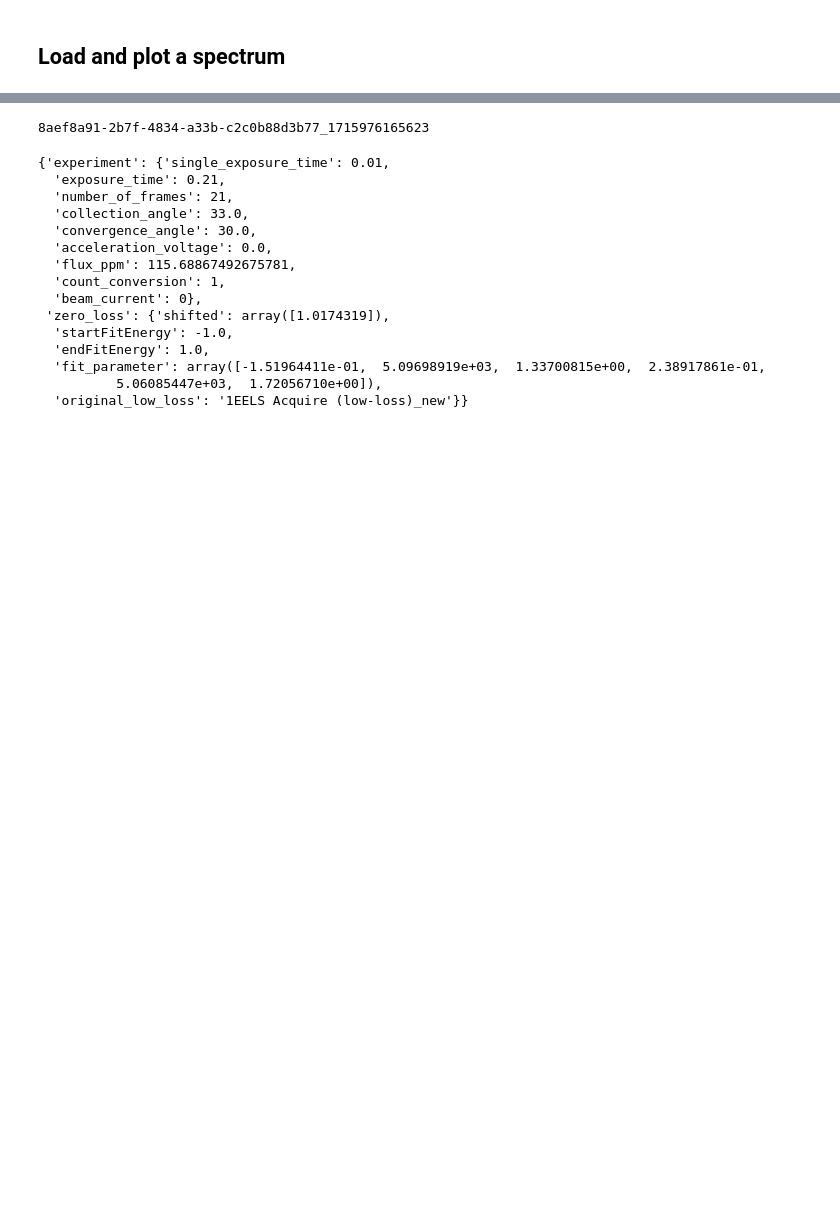
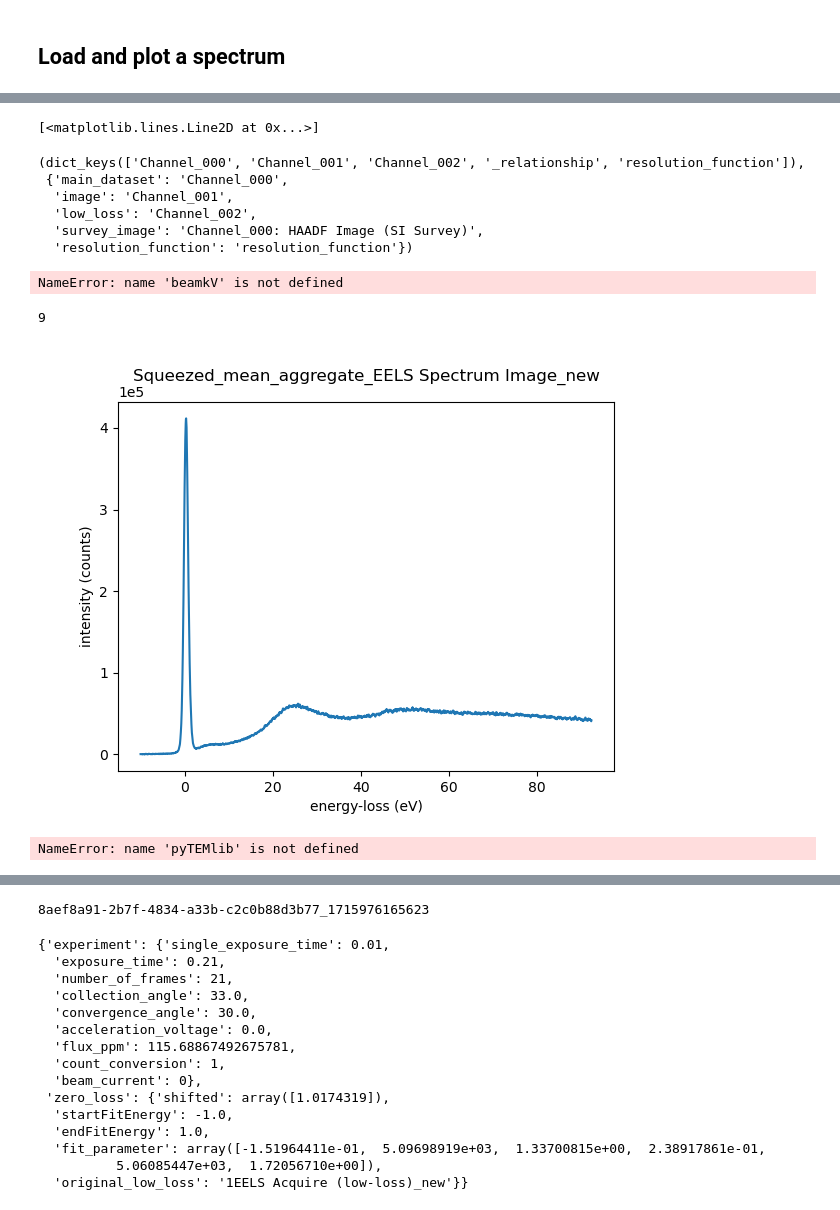
Before and after one commit to pycroscopy/pyTEMlib, a Jupyter notebook: notebooks/Spectroscopy/Analyse_Low_Loss.ipynb, the cells around one changed output, grey strips where cells are left out. Drawn from its saved outputs; the diff is of its cells as text; code cells hidden in the pictures; blank space fills up the shorter version.

```diff
--- a/notebooks/Spectroscopy/Analyse_Low_Loss.ipynb
+++ b/notebooks/Spectroscopy/Analyse_Low_Loss.ipynb
@@ -120,0 +299,20 @@ AppLayout(children=(Tab(children=(GridspecLayout(children=(Dropdown(description=
+# %%
+
+spectrum = infoWidget.get_spectrum()
+
+res = infoWidget.datasets['resolution_function']
+infoWidget.axis.plot(infoWidget.energy_scale,spectrum)
+
+infoWidget.axis.plot(infoWidget.energy_scale,res)
+infoWidget.axis.plot(infoWidget.energy_scale,spectrum-res)
+# %% [output]
+[<matplotlib.lines.Line2D at 0x...>]
+# %%
+infoWidget.datasets.keys(), infoWidget.datasets['_relationship']
+# %% [output]
+(dict_keys(['Channel_000', 'Channel_001', 'Channel_002', '_relationship', 'resolution_function']),
+ {'main_dataset': 'Channel_000',
+  'image': 'Channel_001',
+  'low_loss': 'Channel_002',
+  'survey_image': 'Channel_000: HAADF Image (SI Survey)',
+  'resolution_function': 'resolution_function'})
@@ -120,0 +323,4 @@ AppLayout(children=(Tab(children=(GridspecLayout(children=(Dropdown(description=
+# %%
+infoWidget.core_loss.do_fit()
+# %% [output]
+NameError: name 'beamkV' is not defined
@@ -120,0 +329,16 @@ AppLayout(children=(Tab(children=(GridspecLayout(children=(Dropdown(description=
+# %%
+spectrum = spectrum1.view.get_spectrum()
+spectrum1.view.x
+# %% [output]
+9
+# %%
+spectrum.data_type = 'spectrum'
+v =spectrum.plot()
+# %% [output]
+[figure, added]
+# %%
+peak_model, p = pyTEMlib.eels_tools.gaussian_mixture_model(spectrum1, p_in=None)
+
+print(int(len(p)/3))
+# %% [output]
+NameError: name 'pyTEMlib' is not defined
```
Also changed, not shown: parts of 46 cells of this notebook, 12 other files.
